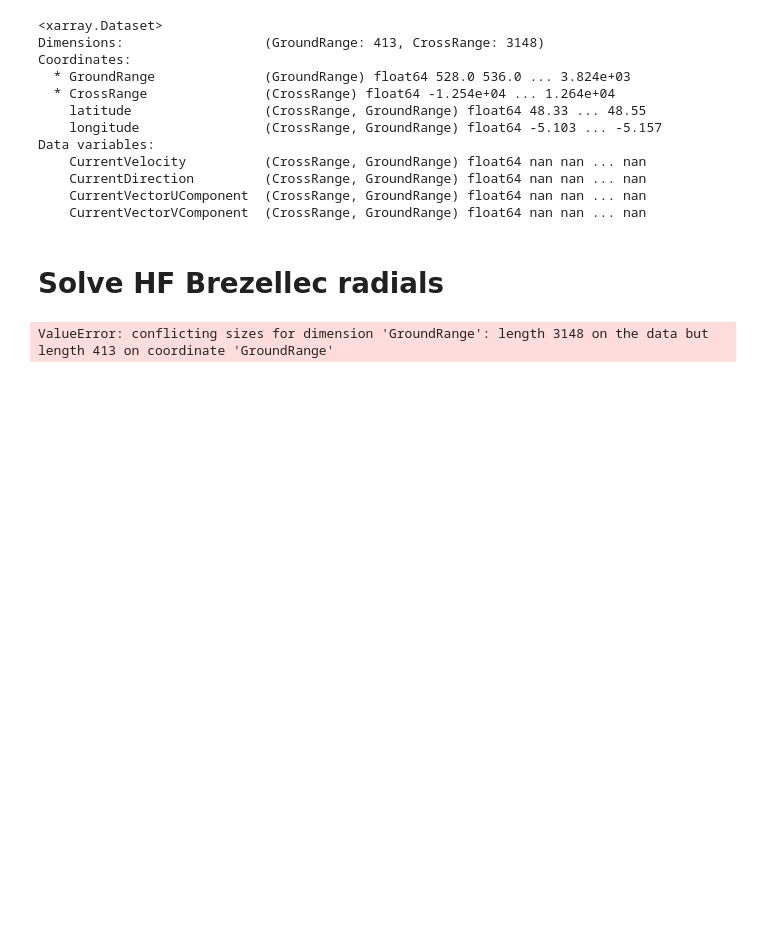
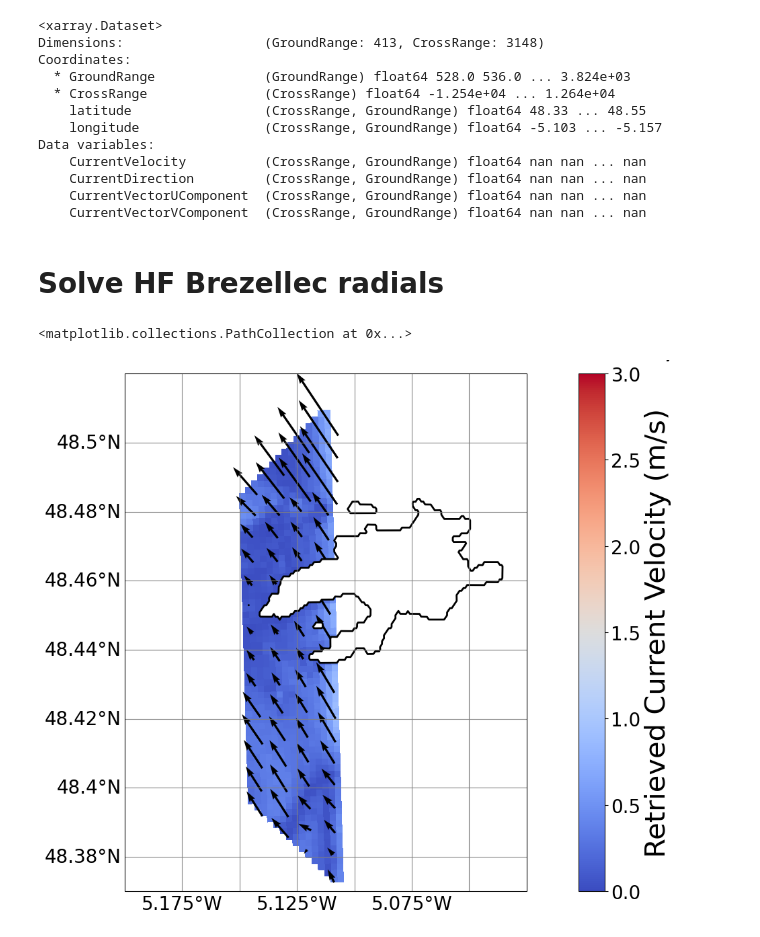
Before and after one commit to ACHMartin/seastar_project, a Jupyter notebook: OSCAR_validation.ipynb, the cells around one changed output. Saved outputs shown, nothing was run; the diff lists cells and outputs as text; code cells hidden in the pictures; blank space fills up the shorter version.

```diff
--- a/OSCAR_validation.ipynb
+++ b/OSCAR_validation.ipynb
@@ -474,38 +474,28 @@ Data variables:
 # %% [markdown]
 # Solve HF Brezellec radials
 # %%
-ds_L2['Track_1'].latitude - aux_list['HF_radial'].Site_latitude
-ds_L2['Track_1'].longitude - aux_list['HF_radial'].Site_longitude
+dlat = aux_list['HF_radial'].Site_latitude - ds_L2['Track_1'].latitude
+dlon = aux_list['HF_radial'].Site_longitude - ds_L2['Track_1'].longitude
+dist = np.sqrt(dlon **2 + dlat **2)
+unit_lon = dlon / dist
+unit_lat = dlat / dist
+unit_radials['U_corrected'] = unit_lon * ds_L2['Track_1'].CurrentVectorUComponent + unit_lat * ds_L2['Track_1'].CurrentVectorVComponent
+unit_radials['V_corrected'] = unit_lat * ds_L2['Track_1'].CurrentVectorUComponent + unit_lon * ds_L2['Track_1'].CurrentVectorVComponent
+# lat = aux_list['HF_radial'].Site_latitude
+# lon = aux_list['HF_radial'].Site_longitude
+# unit_vector = [np.cos(lat) * np.cos(lon), np.cos(lat) * np.sin(lon), np.sin(lat)]
+# dot_product = (ds_L2['Track_1'].CurrentVectorUComponent * unit_vector[0]
+#               +ds_L2['Track_1'].CurrentVectorVComponent * unit_vector[1])
 
-radial_dist, radial_dir = ss.utils.tools.windUV2SpeedDir(ds_L2['Track_1'].longitude - aux_list['HF_radial'].Site_longitude,
-                                                         ds_L2['Track_1'].latitude - aux_list['HF_radial'].Site_latitude)
+# unit_radials=xr.Dataset()
+# unit_radials['U_corrected'] = dot_product * unit_vector[0]
+# unit_radials['V_corrected'] = dot_product * unit_vector[1]
+unit_radials['cdir'] = np.sqrt(unit_radials.U_corrected **2 + unit_radials.V_corrected **2)
 
-radial_dir=xr.DataArray(data=np.mod(radial_dir-180, 360),
-                       coords=radial_dist.coords,
-                       dims=radial_dist.dims)
-radial_unitU, radial_unitV = ss.utils.tools.windSpeedDir2UV(np.full(radial_dist.shape,1), radial_dir)
-unit_radials = xr.Dataset()
-unit_radials['U'] = radial_unitU
-unit_radials['V'] = radial_unitV
-# cvel, cdir = ss.utils.tools.currentUV2VelDir(ds_L2['Track_1'].CurrentVectorUComponent
-#                                                                              - unit_radials.U,
-#                                                                              ds_L2['Track_1'].CurrentVectorVComponent
-#                                                                             - unit_radials.V)
+
+# cvel, cdir = ss.utils.tools.currentUV2VelDir(unit_radials.U_corrected, unit_radials.V_corrected)
 # unit_radials['cvel'] = cvel
 # unit_radials['cdir'] = xr.DataArray(data=cdir, coords=cvel.coords, dims=cvel.dims)
-# unit_radials['U_corrected'], unit_radials['V_corrected'] = ss.utils.tools.currentVelDir2UV(unit_radials.cvel,
-#                                                                                           unit_radials.cdir)
-
-unit_radials['U_corrected'] = xr.DataArray(data=np.dot(ds_L2['Track_1'].CurrentVectorUComponent, unit_radials.U.T).T,
-                                           coords=unit_radials.coords,
-                                           dims=unit_radials.dims)
-unit_radials['V_corrected'] = xr.DataArray(np.dot(ds_L2['Track_1'].CurrentVectorUComponent, unit_radials.U.T).Y,
-                                           coords=unit_radials.coords,
-                                           dims=unit_radials.dims)
-
-cvel, cdir = ss.utils.tools.currentUV2VelDir(unit_radials.U_corrected, unit_radials.V_corrected)
-unit_radials['cvel'] = cvel
-unit_radials['cdir'] = xr.DataArray(data=cdir, coords=cvel.coords, dims=cvel.dims)
 
 
 track='Track_1'
@@ -513,7 +503,7 @@ tracktime = str(np.datetime64(ds_L1b[track].sel(Antenna='Mid').TrackTime.data,'m
 plot_pixel_size = 200 #pixel size in metres
 sar_pixel_size = 8
 c_factor_image = int(plot_pixel_size / sar_pixel_size)
-q_factor = 30 # Quiver plot scaling factor
+q_factor = 100 # Quiver plot scaling factor
 fig = plt.figure(figsize=(20, 10))
 ax = fig.add_subplot(1,1,1, projection=ccrs.Mercator(), frameon=True)
 im=unit_radials\
@@ -529,33 +519,36 @@ im=unit_radials\
     transform=ccrs.PlateCarree(),
     add_colorbar=False,
 )
 unit_radials\
 .coarsen(GroundRange=q_factor,boundary='trim').mean()\
 .coarsen(CrossRange=q_factor,boundary='trim').mean()\
 .plot.quiver(
     x='longitude',
     y='latitude',
     u='U_corrected',
     v='V_corrected',
-    scale=50,
+    scale=20,
     angles='xy',
     robust=True,
     transform=ccrs.PlateCarree()
 )
 gl=ax.gridlines(draw_labels=True, color='gray')
 gl.top_labels=False
 gl.right_labels=False
 ax.set_extent([-5.2, -5.025, 48.37, 48.52], crs=ccrs.PlateCarree())
 ax.add_feature(cfeature.GSHHSFeature(scale='full',facecolor='white'), linewidth=2)
 cbar = plt.colorbar(im)
 cbar.set_label('Retrieved Current Velocity (m/s)',fontsize=30)
-
+plt.scatter(aux_list['HF_radial'].Site_longitude,
+           aux_list['HF_radial'].Site_latitude,
+           transform=ccrs.PlateCarree())
 
 # q_factor = 200
 # unit_radials\
 # .coarsen(GroundRange=q_factor,boundary='trim').mean()\
 # .coarsen(CrossRange=q_factor,boundary='trim').mean()\
 # .plot.quiver(x='longitude', y='latitude', u='U', v='V', scale=10, angles='xy', robust=True)
 # plt.scatter(aux_list['HF_radial'].Site_longitude, aux_list['HF_radial'].Site_latitude)
 # %% [output]
-ValueError: conflicting sizes for dimension 'GroundRange': length 3148 on the data but length 413 on coordinate 'GroundRange'
+<matplotlib.collections.PathCollection at 0x...>
+[figure, added]
```
Also changed, not shown: parts of 4 cells of this notebook, 1 other file.
